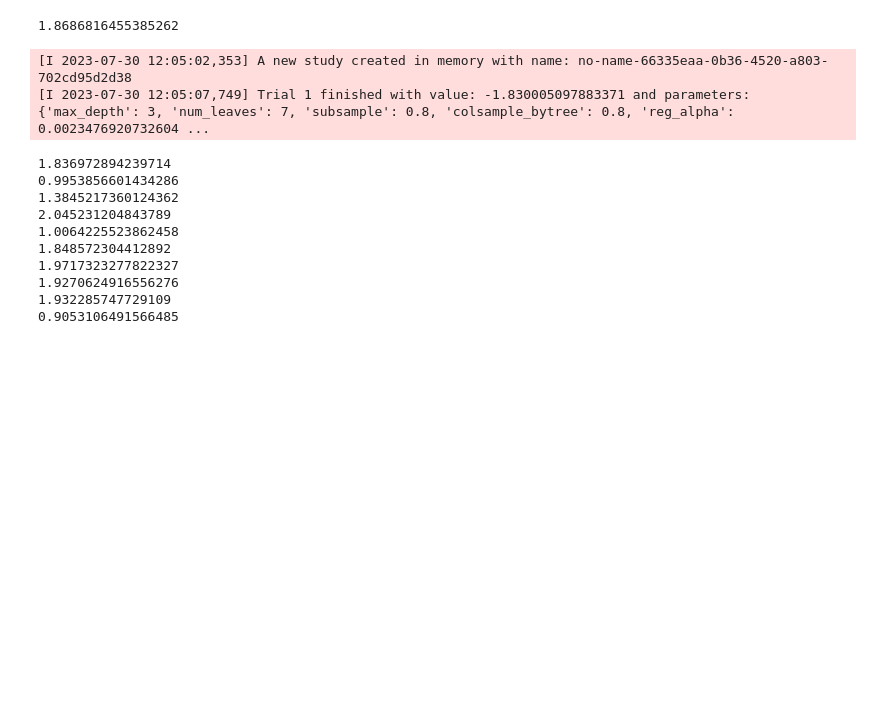
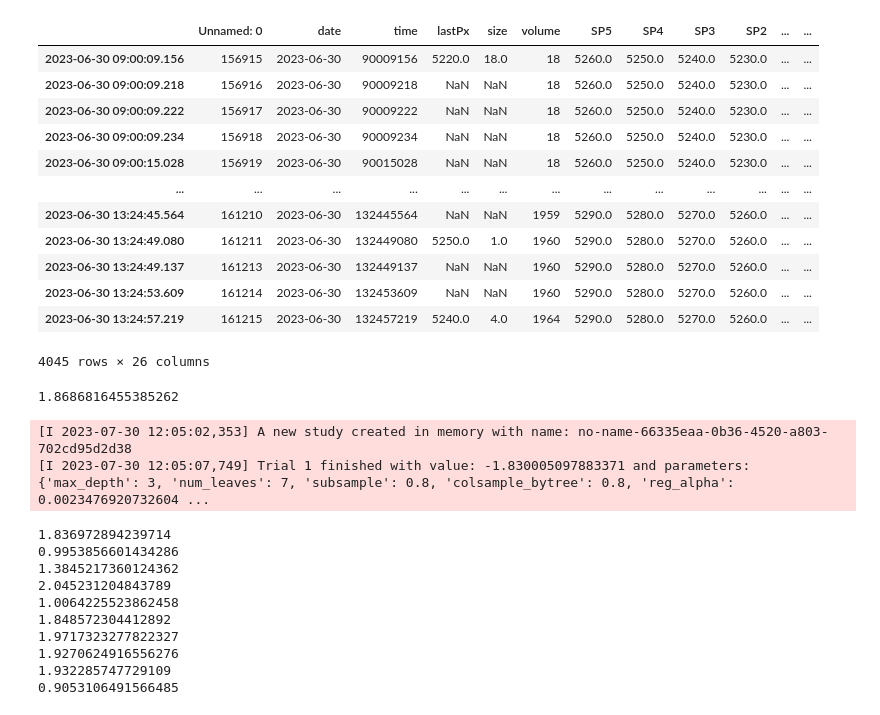
Before and after one commit to Hansen-chen/realtime_order_pnl_report, a Jupyter notebook: ModelBuilding.ipynb, the cells around one changed output. Cells and saved outputs as stored; diff of their text form; code cells hidden in the pictures; blank space fills up the shorter version.

```diff
--- a/ModelBuilding.ipynb
+++ b/ModelBuilding.ipynb
@@ -13,8 +13,8 @@ import warnings
 warnings.filterwarnings("ignore")
 # %%
 future2stock = {'JBF': 3443, 'QWF': 2388, 'HCF': 2498, 'DBF': 2610, 'EHF': 1319, 'IPF': 3035, 'IIF': 3006, 'QXF': 2615, 'PEF': 5425, 'NAF': 3105}
-future_path = r'processedData_2023\\futures'
-stock_path = r'processedData_2023\\stocks'
+future_path = r'./processedData_2023/futures'
+stock_path = r'./processedData_2023/stocks'
 future_files = os.listdir(future_path)
 stock_files = os.listdir(stock_path)
 
@@ -90,0 +125,16 @@ for future_ticker, futureData in future_data.items():
+# %%
+stock_data[1319][stock_data[1319].date=='2023-06-30']
+# %% [output]
+|  | Unnamed: 0 | date | time | lastPx | size | volume | SP5 | SP4 | SP3 | SP2 | ... | ... |
+| 2023-06-30 09:00:09.156 | 156915 | 2023-06-30 | 90009156 | 5220.0 | 18.0 | 18 | 5260.0 | 5250.0 | 5240.0 | 5230.0 | ... | ... |
+| 2023-06-30 09:00:09.218 | 156916 | 2023-06-30 | 90009218 | NaN | NaN | 18 | 5260.0 | 5250.0 | 5240.0 | 5230.0 | ... | ... |
+| 2023-06-30 09:00:09.222 | 156917 | 2023-06-30 | 90009222 | NaN | NaN | 18 | 5260.0 | 5250.0 | 5240.0 | 5230.0 | ... | ... |
+| 2023-06-30 09:00:09.234 | 156918 | 2023-06-30 | 90009234 | NaN | NaN | 18 | 5260.0 | 5250.0 | 5240.0 | 5230.0 | ... | ... |
+| 2023-06-30 09:00:15.028 | 156919 | 2023-06-30 | 90015028 | NaN | NaN | 18 | 5260.0 | 5250.0 | 5240.0 | 5230.0 | ... | ... |
+| ... | ... | ... | ... | ... | ... | ... | ... | ... | ... | ... | ... | ... |
+| 2023-06-30 13:24:45.564 | 161210 | 2023-06-30 | 132445564 | NaN | NaN | 1959 | 5290.0 | 5280.0 | 5270.0 | 5260.0 | ... | ... |
+| 2023-06-30 13:24:49.080 | 161211 | 2023-06-30 | 132449080 | 5250.0 | 1.0 | 1960 | 5290.0 | 5280.0 | 5270.0 | 5260.0 | ... | ... |
+| 2023-06-30 13:24:49.137 | 161213 | 2023-06-30 | 132449137 | NaN | NaN | 1960 | 5290.0 | 5280.0 | 5270.0 | 5260.0 | ... | ... |
+| 2023-06-30 13:24:53.609 | 161214 | 2023-06-30 | 132453609 | NaN | NaN | 1960 | 5290.0 | 5280.0 | 5270.0 | 5260.0 | ... | ... |
+| 2023-06-30 13:24:57.219 | 161215 | 2023-06-30 | 132457219 | 5240.0 | 4.0 | 1964 | 5290.0 | 5280.0 | 5270.0 | 5260.0 | ... | ... |
+4045 rows × 26 columns
```
Also changed, not shown: parts of 8 cells of this notebook, 1 other file.
